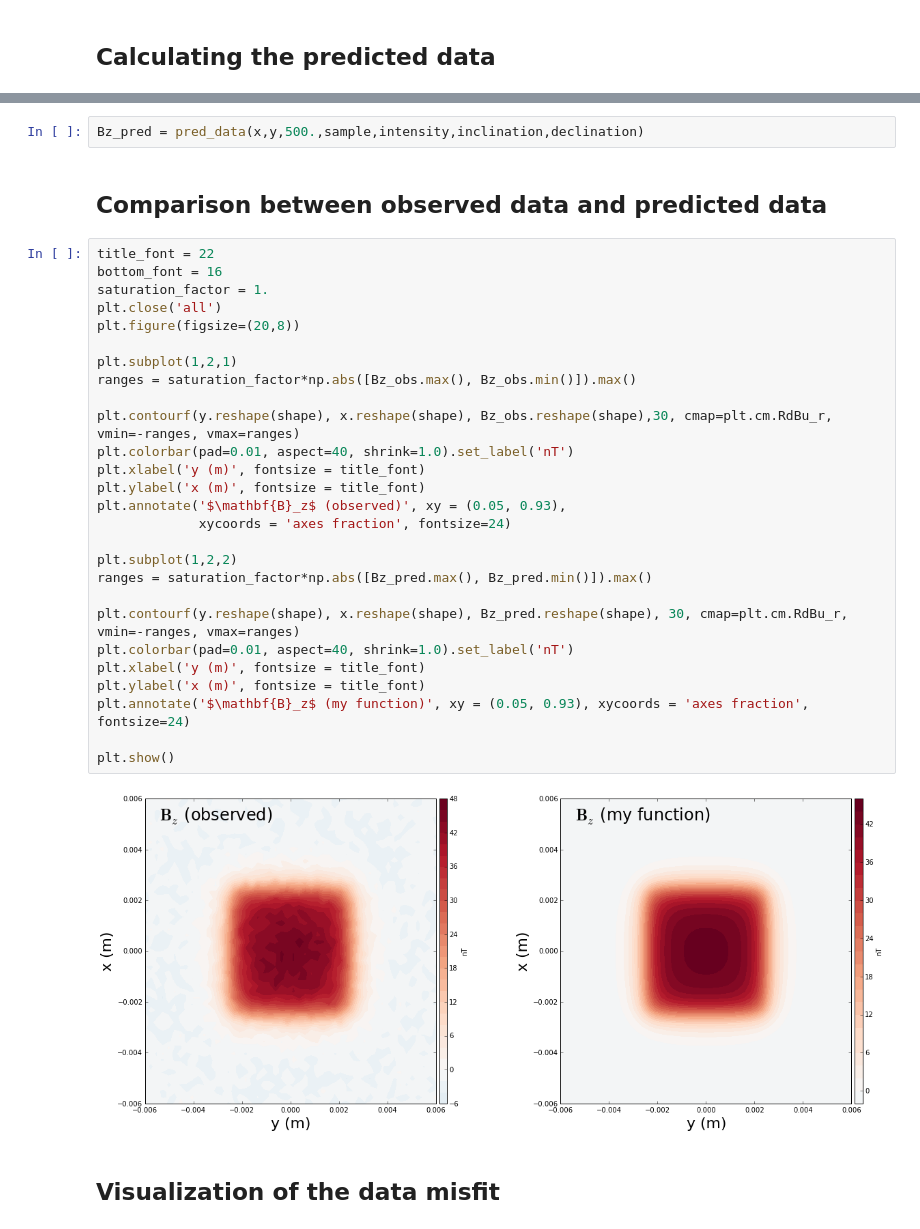
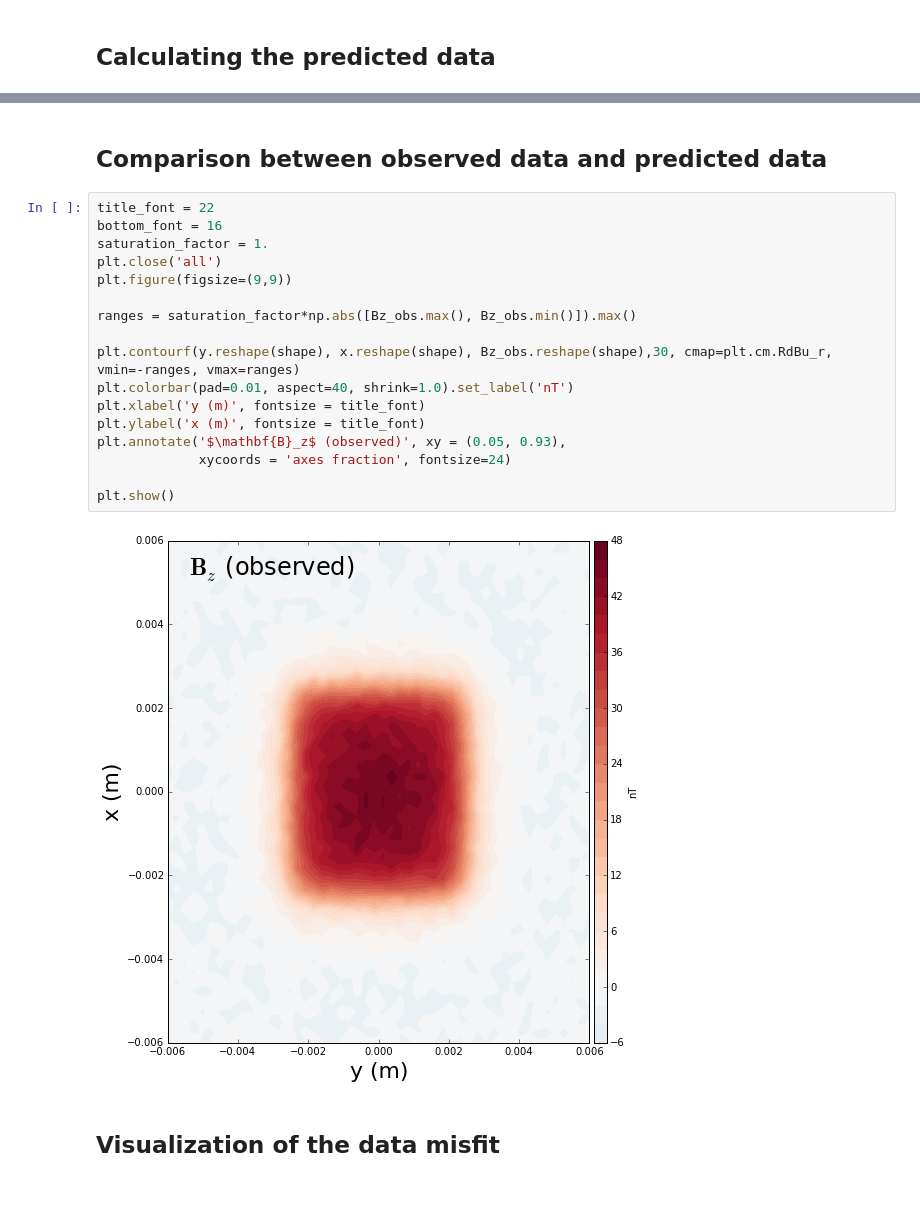
Before and after one commit to andrelreis/nonlinear_inversion, a Jupyter notebook: codigos/prism_microscopy_nonlinear_SD.ipynb, the cells around one changed output, grey strips where cells are left out. Drawn from its saved outputs; the diff is of its cells as text; blank space fills up the shorter version.

```diff
--- a/codigos/prism_microscopy_nonlinear_SD.ipynb
+++ b/codigos/prism_microscopy_nonlinear_SD.ipynb
@@ -94,39 +98,27 @@ def pred_data(x,y,h,sample,intensity,inc,dec):
          prism.kernelzz(x,y,z,sample[0])*jz
     bz *= CM*T2NT*m
     return  bz
-# %%
-Bz_pred = pred_data(x,y,500.,sample,intensity,inclination,declination)
 # %% [markdown]
 ## Comparison between observed data and predicted data
 # %%
 title_font = 22
 bottom_font = 16
 saturation_factor = 1.
 plt.close('all')
-plt.figure(figsize=(20,8))
+plt.figure(figsize=(9,9))
 
-plt.subplot(1,2,1)
 ranges = saturation_factor*np.abs([Bz_obs.max(), Bz_obs.min()]).max()
 
 plt.contourf(y.reshape(shape), x.reshape(shape), Bz_obs.reshape(shape),30, cmap=plt.cm.RdBu_r, vmin=-ranges, vmax=ranges)
 plt.colorbar(pad=0.01, aspect=40, shrink=1.0).set_label('nT')
 plt.xlabel('y (m)', fontsize = title_font)
 plt.ylabel('x (m)', fontsize = title_font)
 plt.annotate('$\mathbf{B}_z$ (observed)', xy = (0.05, 0.93),
              xycoords = 'axes fraction', fontsize=24)
 
-plt.subplot(1,2,2)
-ranges = saturation_factor*np.abs([Bz_pred.max(), Bz_pred.min()]).max()
-
-plt.contourf(y.reshape(shape), x.reshape(shape), Bz_pred.reshape(shape), 30, cmap=plt.cm.RdBu_r, vmin=-ranges, vmax=ranges)
-plt.colorbar(pad=0.01, aspect=40, shrink=1.0).set_label('nT')
-plt.xlabel('y (m)', fontsize = title_font)
-plt.ylabel('x (m)', fontsize = title_font)
-plt.annotate('$\mathbf{B}_z$ (my function)', xy = (0.05, 0.93), xycoords = 'axes fraction', fontsize=24)
-
 plt.show()
 # %% [output]
-[figure, old version]
+[figure, new version]
 # %% [markdown]
 ## Visualization of the data misfit
 # %%
```
Also changed, not shown: parts of 16 cells of this notebook, 1 other file.
